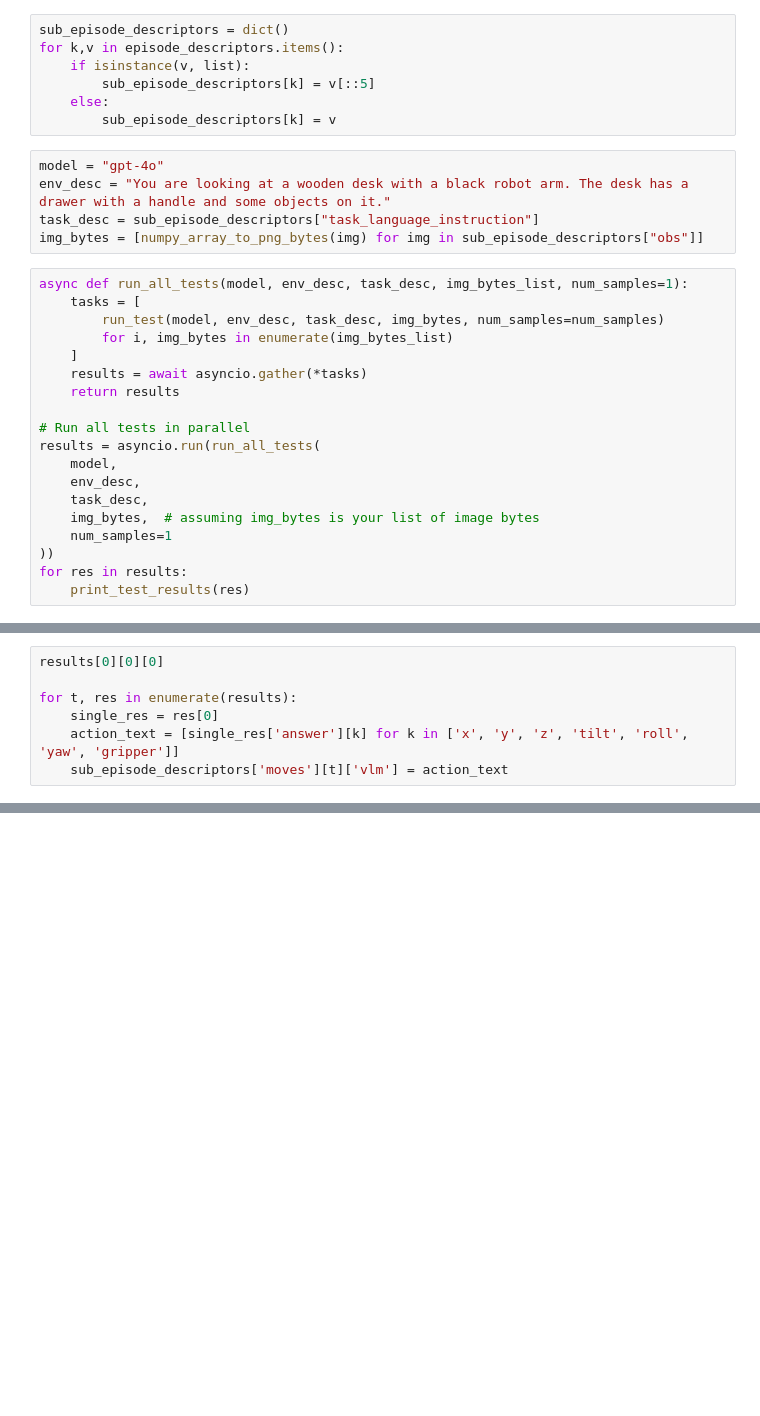
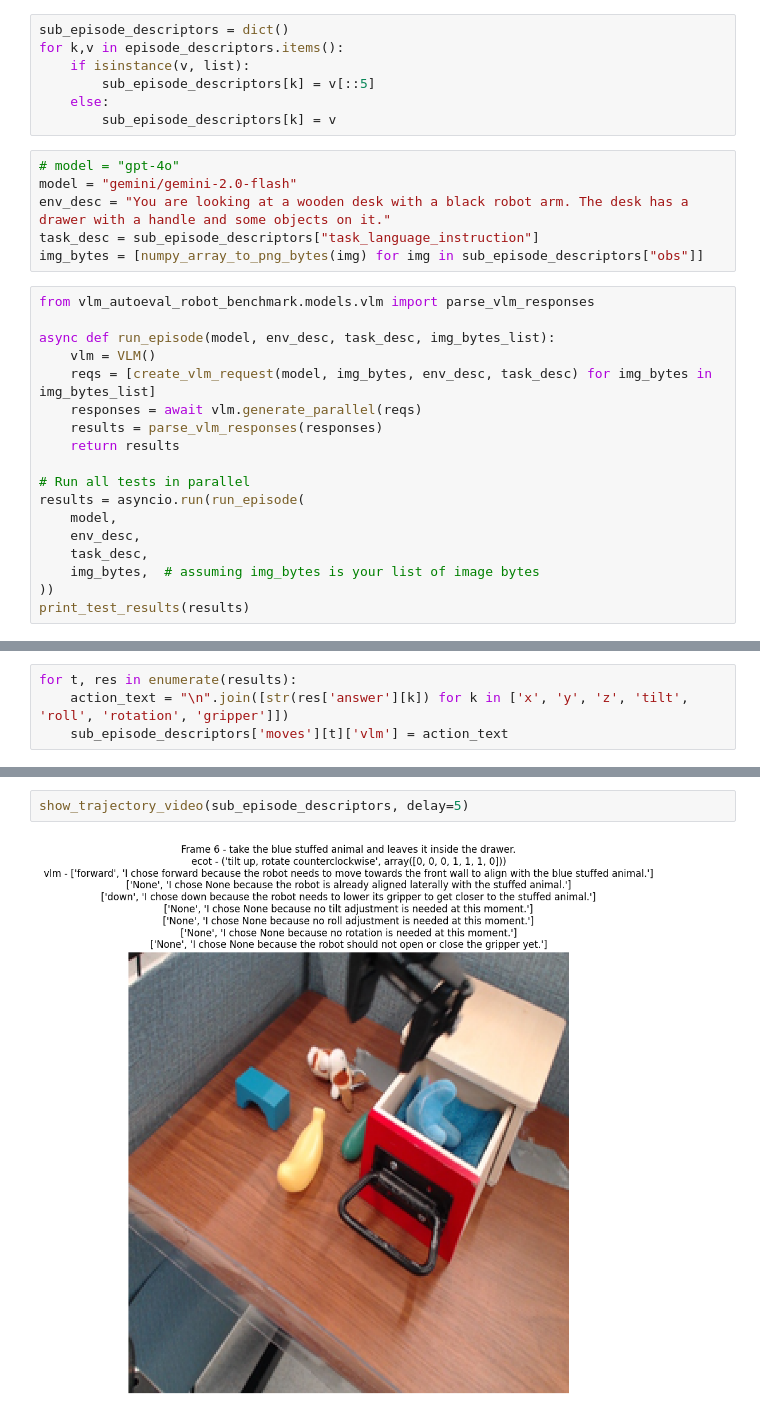
Before and after one commit to jacobphillips99/mallet, a Jupyter notebook: mse_ecot.ipynb, the cells around one changed output, grey strips where cells are left out. Drawn from its saved outputs; the diff is of its cells as text; blank space fills up the shorter version.

Commit message:
adding gemini

```diff
--- a/mse_ecot.ipynb
+++ b/mse_ecot.ipynb
@@ -117,27 +121,27 @@ for k,v in episode_descriptors.items():
     else:
         sub_episode_descriptors[k] = v
 # %%
-model = "gpt-4o"
+# model = "gpt-4o"
+model = "gemini/gemini-2.0-flash"
 env_desc = "You are looking at a wooden desk with a black robot arm. The desk has a drawer with a handle and some objects on it."
 task_desc = sub_episode_descriptors["task_language_instruction"]
 img_bytes = [numpy_array_to_png_bytes(img) for img in sub_episode_descriptors["obs"]]
 # %%
-async def run_all_tests(model, env_desc, task_desc, img_bytes_list, num_samples=1):
-    tasks = [
-        run_test(model, env_desc, task_desc, img_bytes, num_samples=num_samples)
-        for i, img_bytes in enumerate(img_bytes_list)
-    ]
-    results = await asyncio.gather(*tasks)
+from vlm_autoeval_robot_benchmark.models.vlm import parse_vlm_responses
+
+async def run_episode(model, env_desc, task_desc, img_bytes_list):
+    vlm = VLM()
+    reqs = [create_vlm_request(model, img_bytes, env_desc, task_desc) for img_bytes in img_bytes_list]
+    responses = await vlm.generate_parallel(reqs)
+    results = parse_vlm_responses(responses)
     return results
 
 # Run all tests in parallel
-results = asyncio.run(run_all_tests(
+results = asyncio.run(run_episode(
     model,
     env_desc,
     task_desc,
     img_bytes,  # assuming img_bytes is your list of image bytes
-    num_samples=1
 ))
-for res in results:
-    print_test_results(res)
+print_test_results(results)
 # %% [output]
@@ -145,7 +165,4 @@ TypeError: run_test() missing 1 required positional argument: 'key'
 # %%
-results[0][0][0]
-
 for t, res in enumerate(results):
-    single_res = res[0]
-    action_text = [single_res['answer'][k] for k in ['x', 'y', 'z', 'tilt', 'roll', 'yaw', 'gripper']]
+    action_text = "\n".join([str(res['answer'][k]) for k in ['x', 'y', 'z', 'tilt', 'roll', 'rotation', 'gripper']])
     sub_episode_descriptors['moves'][t]['vlm'] = action_text
@@ -169,0 +169,4 @@ for t, res in enumerate(results):
+# %%
+show_trajectory_video(sub_episode_descriptors, delay=5)
+# %% [output]
+[figure, added]
```
Also changed, not shown: parts of 6 cells of this notebook, 5 other files.
